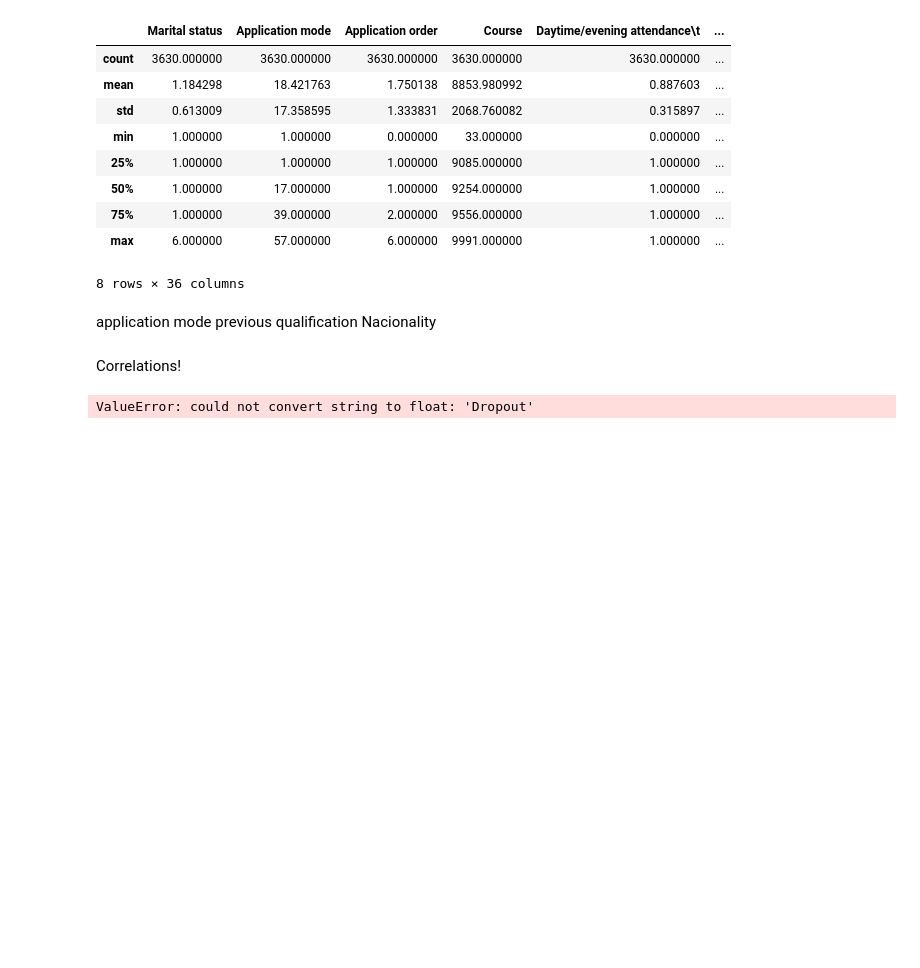
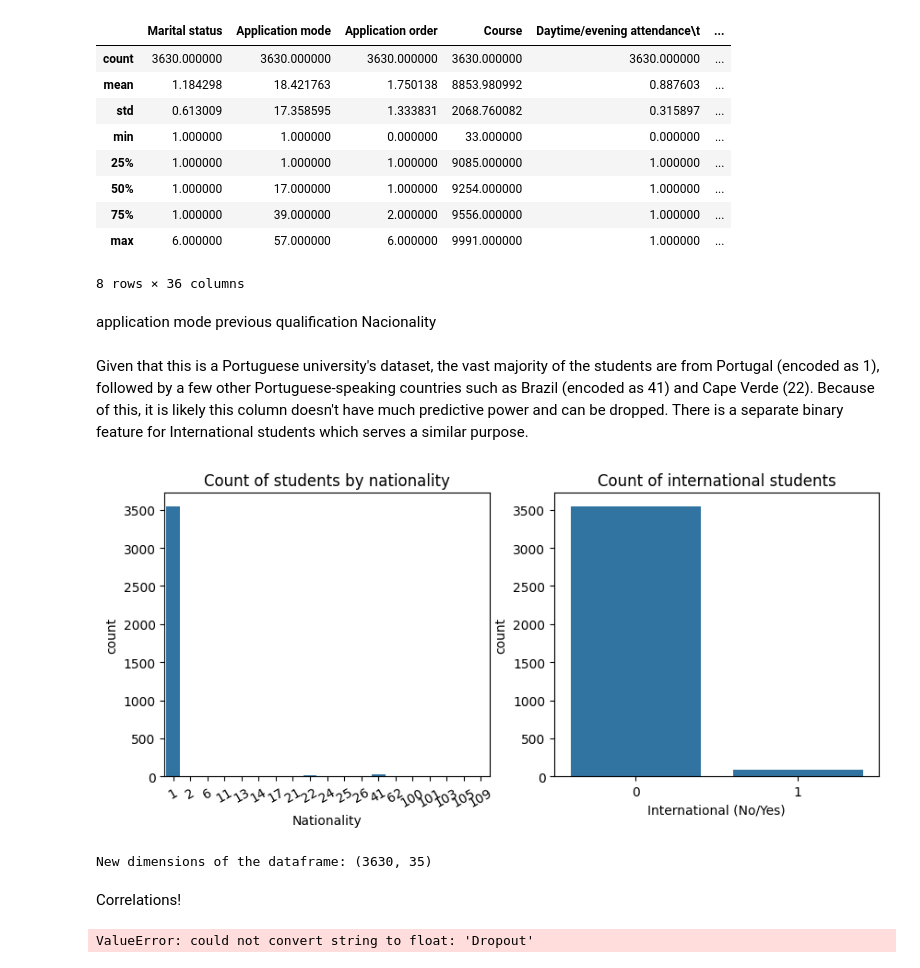
Before and after one commit to hiamoreena/DAT-401-Project-2, a Jupyter notebook: academic_success_dataset_json.ipynb, the cells around one changed output. Cells and saved outputs as stored; diff of their text form; code cells hidden in the pictures; blank space fills up the shorter version.

```diff
--- a/academic_success_dataset_json.ipynb
+++ b/academic_success_dataset_json.ipynb
@@ -97,6 +97,34 @@ df.describe()
 application mode
 previous qualification
 Nacionality
+# %% [markdown]
+Given that this is a Portuguese university's dataset, the vast majority of the students are from Portugal (encoded as 1), followed by a few other Portuguese-speaking countries such as Brazil (encoded as 41) and Cape Verde (22). Because of this, it is likely this column doesn't have much predictive power and can be dropped. There is a separate binary feature for International students which serves a similar purpose.
+# %%
+plt.figure(figsize = (10,4))
+plt.subplot(1,2,1)
+sns.countplot(data = df,
+              x = "Nacionality",
+              stat = "count"
+              )
+plt.xticks(rotation = 30)
+plt.title("Count of students by nationality")
+plt.xlabel("Nationality")
+plt.subplot(1,2,2)
+sns.countplot(data = df,
+              x = "International")
+plt.title("Count of international students")
+plt.xlabel("International (No/Yes)")
+plt.show()
+# %% [output]
+[figure, added]
+# %%
+# drop Nacionality and International columns from df
+df = df.drop(columns = ["Nacionality", "International"])
+
+# sanity check
+print("New dimensions of the dataframe:",df.shape)
+# %% [output]
+New dimensions of the dataframe: (3630, 35)
 # %%
 ## plot outliers, maybe not nacionality though because linked to gdp and other variables?
 ## Note to Z: honestly I'm so over plots maybe I just run code to remove rows with any crazy outliers. Thoughts?
```
Also changed, not shown: parts of 5 cells of this notebook.
